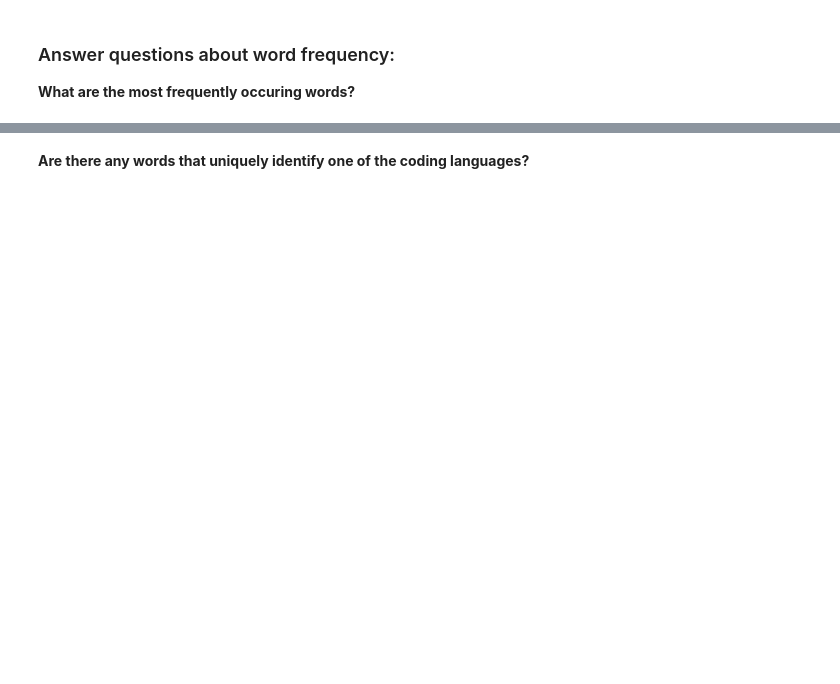
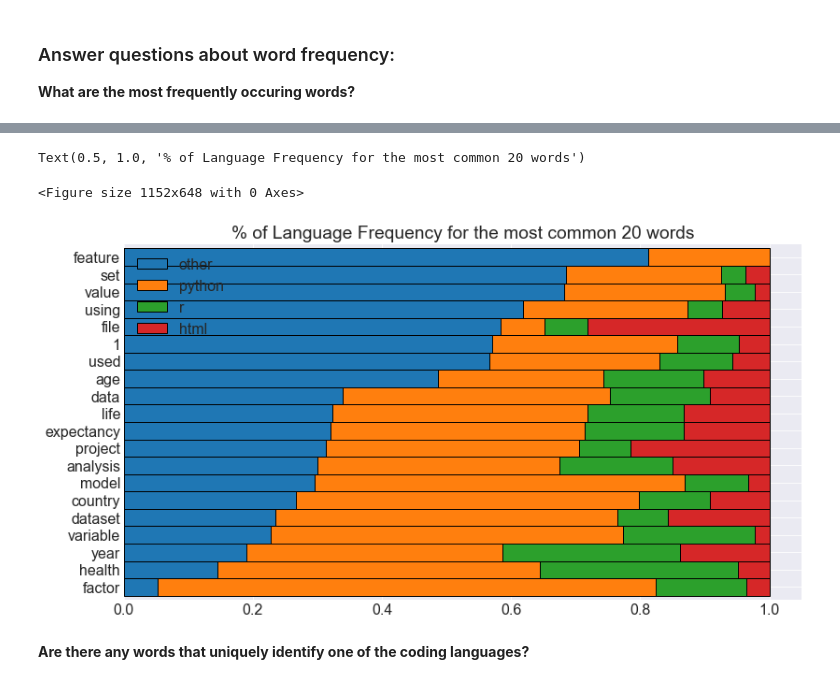
Before and after one commit to Two-Guys-and-a-Gal/NLP-Project, a Jupyter notebook: rivera_work.ipynb, the cells around one changed output, grey strips where cells are left out. Cells and saved outputs as stored; diff of their text form; code cells hidden in the pictures; blank space fills up the shorter version.

```diff
--- a/rivera_work.ipynb
+++ b/rivera_work.ipynb
@@ -130,3 +263,19 @@ word_counts.sort_values(by='all', ascending=False).head(20)
+# %%
+plt.figure(figsize=(16, 9))
+plt.rc('font', size=16)
+
+(word_counts.sort_values('all', ascending=False)
+ .head(20)
+ .apply(lambda row: row/row['all'], axis = 1)
+ .drop(columns = 'all')
+ .sort_values(by = 'other')
+ .plot.barh(stacked = True, width = 1, ec = 'k')
+)
+plt.title('% of Language Frequency for the most common 20 words')
+# %% [output]
+Text(0.5, 1.0, '% of Language Frequency for the most common 20 words')
+<Figure size 1152x648 with 0 Axes>
+[figure, added]
 # %% [markdown]
 **Are there any words that uniquely identify one of the coding languages?**
 # %%
```
Also changed, not shown: parts of 35 cells of this notebook.
